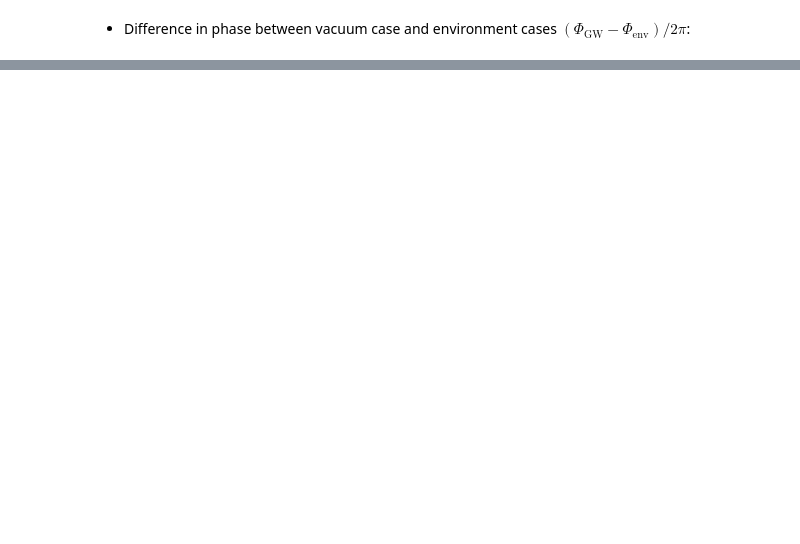
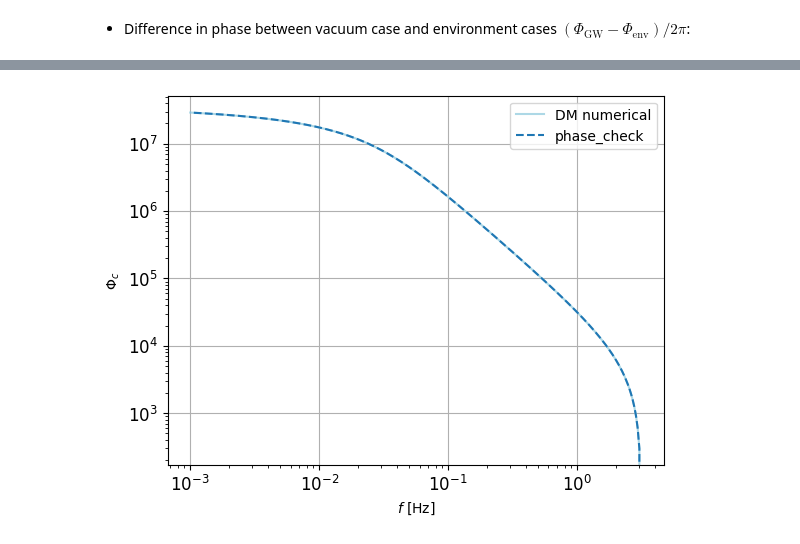
Before and after one commit to nicolegrillo/BinaryEvolution, a Jupyter notebook: Phase_extraction-Static-dm.ipynb, the cells around one changed output, grey strips where cells are left out. Saved outputs shown, nothing was run; the diff lists cells and outputs as text; code cells hidden in the pictures; blank space fills up the shorter version.

```diff
--- a/Phase_extraction-Static-dm.ipynb
+++ b/Phase_extraction-Static-dm.ipynb
@@ -615,0 +553,26 @@ plt.legend();
+# %%
+def static_phase(f):
+
+    phase_vacuum = vacuum_phase(freqs, f_isco)
+
+    theta = 5 / (11 - 2 * gammas)
+
+    c_f = 5 * c**5 / (8 * m1**2) * np.pi**(2 * (gammas - 4) / 3) * G**(- (2 + gammas)/3) * M_tot**((1 - gammas) / 3) *\
+    r_sp**(gammas) * epsv * rho_sp * logL
+
+    gauss_hypergeom = hyp2f1(1, theta, 1 + theta, - c_f * f**(-(11 - 2 * gammas) / 3))
+
+    return phase_vacuum * gauss_hypergeom
+# %%
+phase_static_dm = static_phase(freqs)
+# %%
+plt.loglog(freqs, -phi_dm_bh, c='lightblue', linestyle='-', label='DM numerical')
+plt.loglog(freqs, -phase_static_dm, label='phase_check', linestyle='--');
+plt.xlabel('$f$ [Hz]', fontsize=10)
+plt.ylabel(r'$\Phi_c$', fontsize=10)
+plt.tick_params(axis='x', labelsize=12)
+plt.tick_params(axis='y', labelsize=12)
+plt.grid(True)
+plt.legend();
+# %% [output]
+[figure, added]
```
Also changed, not shown: parts of 45 cells of this notebook.
